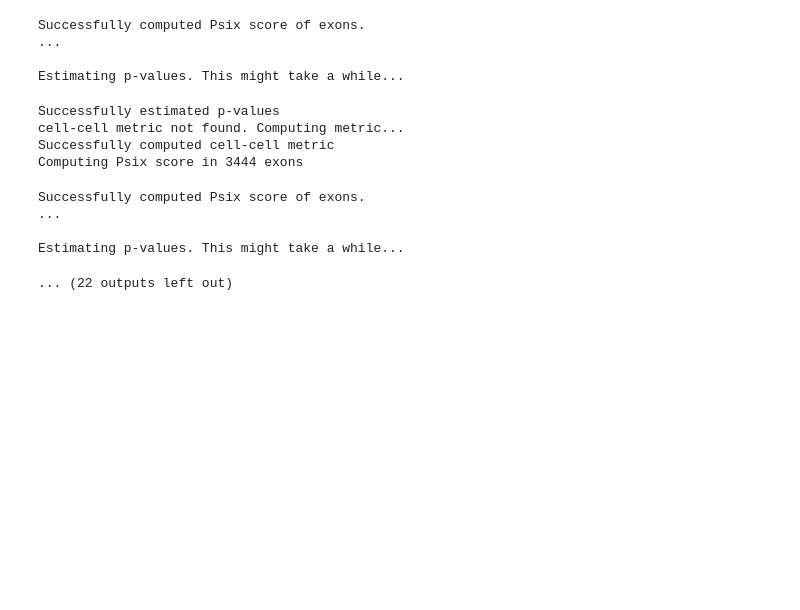
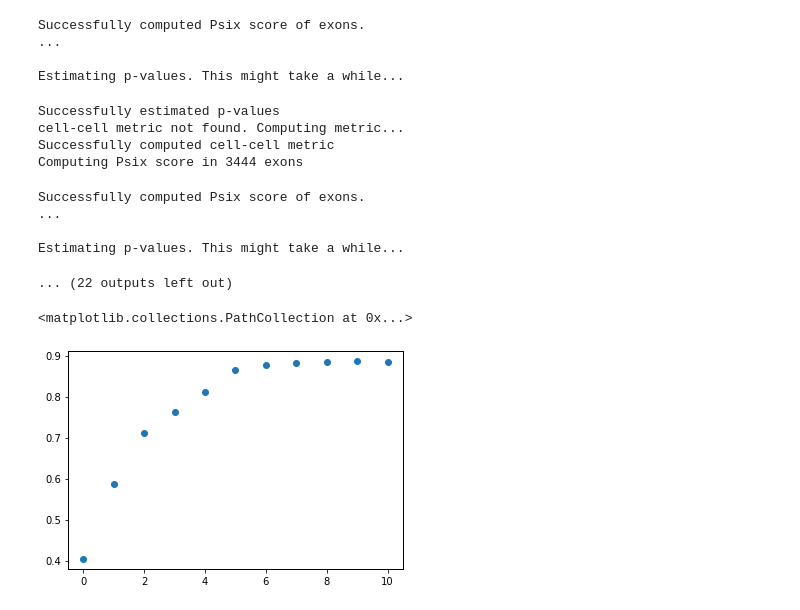
Before and after one commit to lareaulab/analysis_psix, a Jupyter notebook: simulations/simulations_analysis.ipynb, the cells around one changed output. Saved outputs shown, nothing was run; the diff lists cells and outputs as text; code cells hidden in the pictures; blank space fills up the shorter version.

```diff
--- a/simulations/simulations_analysis.ipynb
+++ b/simulations/simulations_analysis.ipynb
@@ -2943,0 +2956,47 @@ Estimating p-values. This might take a while...
+# %%
+from scipy.special import logit, expit
+from sklearn.metrics import precision_recall_curve
+from sklearn.metrics import recall_score
+from sklearn.metrics import f1_score
+from sklearn.metrics import auc
+
+platonic_psi = pd.read_csv('single_lineage/sim_output/psi_platonic.tab.gz', sep='\t',
+                               names = ['cell_'+str(i+1) for i in range(1000)])
+platonic_psi.index = ['gene' + str(i+1) for i in range(5000)]
+
+platonic_psi = expit(platonic_psi)
+# %%
+from scipy.special import logit, expit
+from sklearn.metrics import precision_recall_curve
+from sklearn.metrics import recall_score
+from sklearn.metrics import f1_score
+from sklearn.metrics import auc
+from sklearn.metrics import precision_score
+
+names = pd.Index(['gene' + str(i) for i in range(1, 5001)]) & psix_5.index
+
+pos = []
+neg = []
+order = []
+y = []
+for i in range(5000):
+    if ('gene'+str(i+1)) in psix_5.index:
+
+        if (platonic_psi.loc['gene'+str(i+1)].max() - platonic_psi.loc['gene'+str(i+1)].min()) >= 0.2:
+            y.append(1)
+            pos.append('gene'+str(i+1))
+            order.append('gene'+str(i+1))
+        else:
+#         elif ds[i] == 0:
+            neg.append('gene'+str(i+1))
+            y.append(0)
+            order.append('gene'+str(i+1))
+
+
+
+recall_list = [f1_score(y, x.loc[order].qvals <= 0.05) for x in [psix_5, psix_10, psix_20, psix_30, psix_50, psix_100,
+                                                                psix_150, psix_200, psix_300, psix_400, psix_500]]
+plt.scatter(range(len(recall_list)), recall_list)
+# %% [output]
+<matplotlib.collections.PathCollection at 0x...>
+[figure, added]
```
Also changed, not shown: parts of 5 cells of this notebook, 12 other files.
